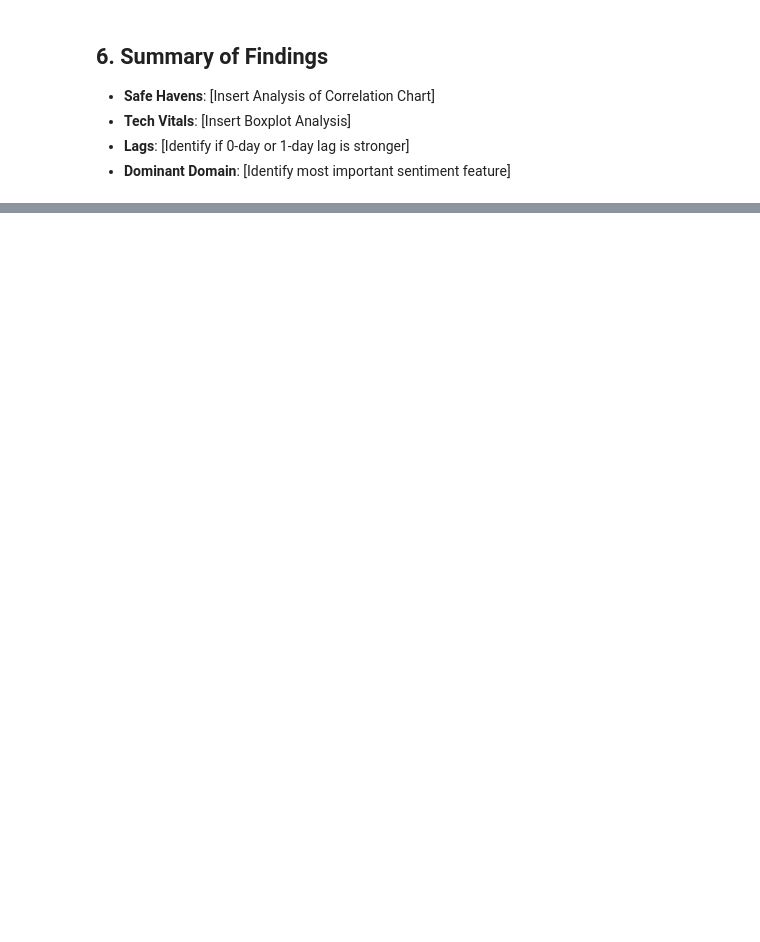
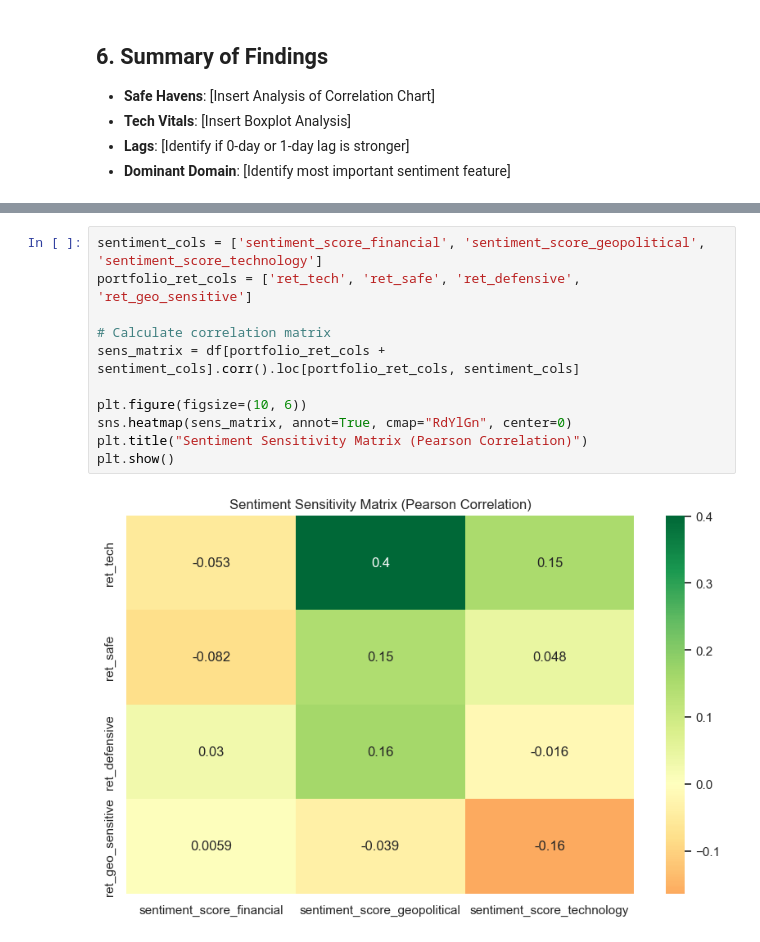
Before and after one commit to ReemaDesle/portfolio-risk-analytics, a Jupyter notebook: notebooks/01_eda_and_hypothesis_testing.ipynb, the cells around one changed output, grey strips where cells are left out. Cells and saved outputs as stored; diff of their text form; blank space fills up the shorter version.

```diff
--- a/notebooks/01_eda_and_hypothesis_testing.ipynb
+++ b/notebooks/01_eda_and_hypothesis_testing.ipynb
@@ -184,0 +188,13 @@ plt.show()
+# %%
+sentiment_cols = ['sentiment_score_financial', 'sentiment_score_geopolitical', 'sentiment_score_technology']
+portfolio_ret_cols = ['ret_tech', 'ret_safe', 'ret_defensive', 'ret_geo_sensitive']
+
+# Calculate correlation matrix
+sens_matrix = df[portfolio_ret_cols + sentiment_cols].corr().loc[portfolio_ret_cols, sentiment_cols]
+
+plt.figure(figsize=(10, 6))
+sns.heatmap(sens_matrix, annot=True, cmap="RdYlGn", center=0)
+plt.title("Sentiment Sensitivity Matrix (Pearson Correlation)")
+plt.show()
+# %% [output]
+[figure, added]
```
Also changed, not shown: parts of 5 cells of this notebook, 2 other files.
